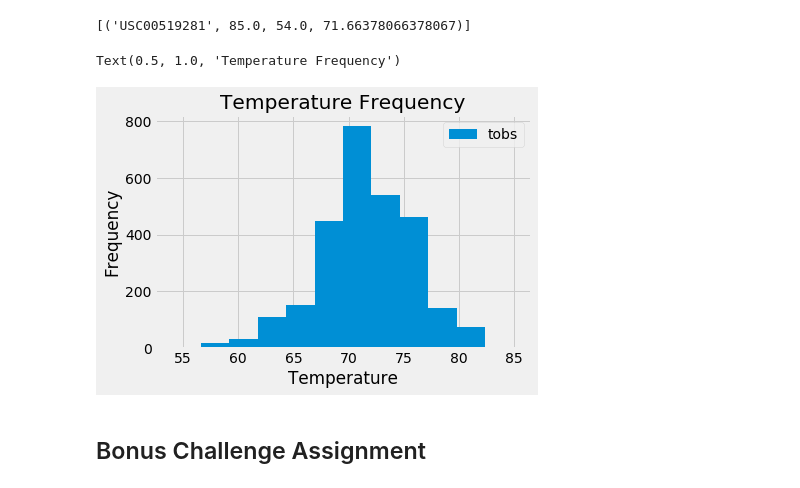
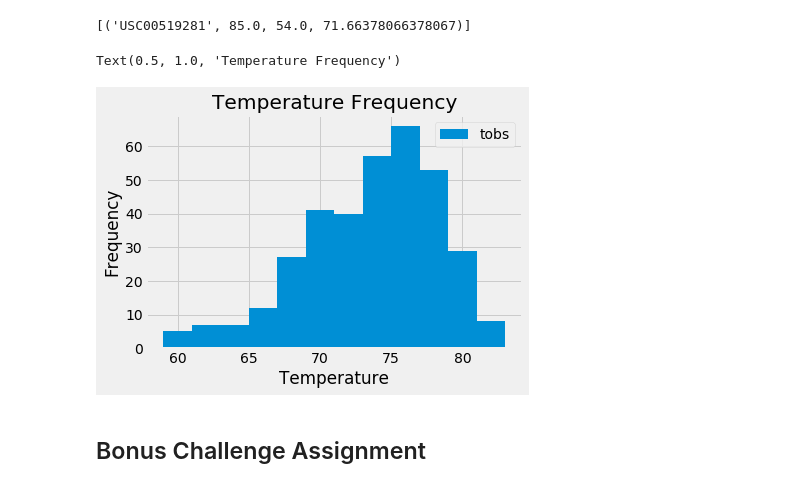
Before and after one commit to bourbonracer/SQLAlchemy-Challenge, a Jupyter notebook: climate_starter.ipynb, the cells around one changed output. Drawn from its saved outputs; the diff is of its cells as text; code cells hidden in the pictures.

Commit message:
fixed histogram to reflect last 12 mo

```diff
--- a/climate_starter.ipynb
+++ b/climate_starter.ipynb
@@ -138,27 +137,30 @@ active_station
 # %%
 # Using the station id from the previous query, calculate the lowest temperature recorded,
 # highest temperature recorded, and average temperature of the most active station?
+act_station = list(np.ravel(active_station))
+
 session.query(measurement.station, func.max(measurement.tobs),\
                                   func.min(measurement.tobs),\
                                   func.avg(measurement.tobs)).\
-                                  filter(measurement.station=='USC00519281').all()
+                                  filter(measurement.station==act_station[0]).all()
 # %% [output]
 [('USC00519281', 85.0, 54.0, 71.66378066378067)]
 # %%
 # Choose the station with the highest number of temperature observations.
 # Query the last 12 months of temperature observation data for this station and plot the results as a histogram
 station_twelve_mo = session.query(measurement.tobs).\
-                filter(measurement.station=='USC00519281').all()
+                filter(measurement.station==act_station[0]).\
+                filter(measurement.date >= (dt.date(2017, 8, 23) - dt.timedelta(days=365))).all()
 
 station_year_df = pd.DataFrame(station_twelve_mo, columns=['tobs'])
 
 station_year_df.plot.hist(bins=12)
 plt.xlabel("Temperature")
 plt.ylabel("Frequency")
 plt.title("Temperature Frequency")
 # %% [output]
 Text(0.5, 1.0, 'Temperature Frequency')
-[figure, old version]
+[figure, new version]
 # %% [markdown]
 ## Bonus Challenge Assignment
 # %%
```
Also changed, not shown: parts of 1 cell of this notebook.
